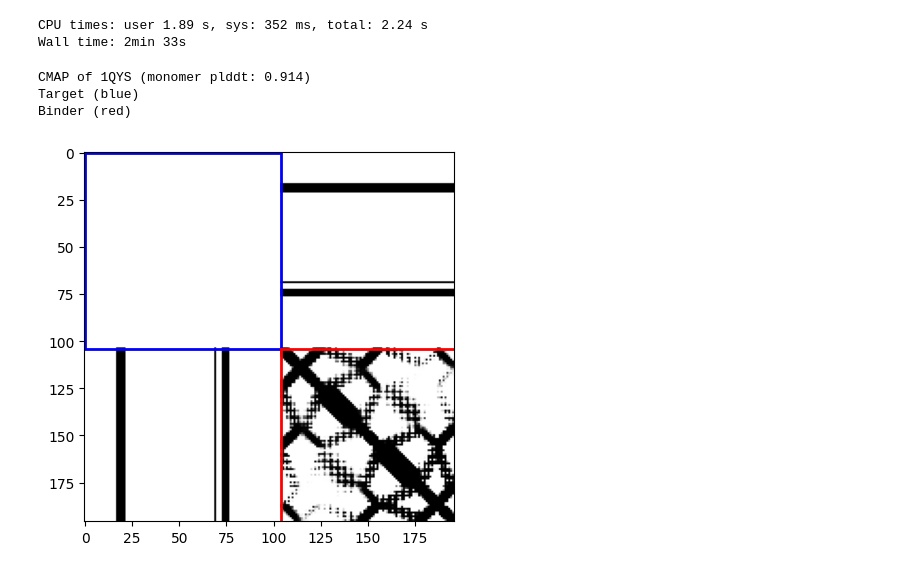
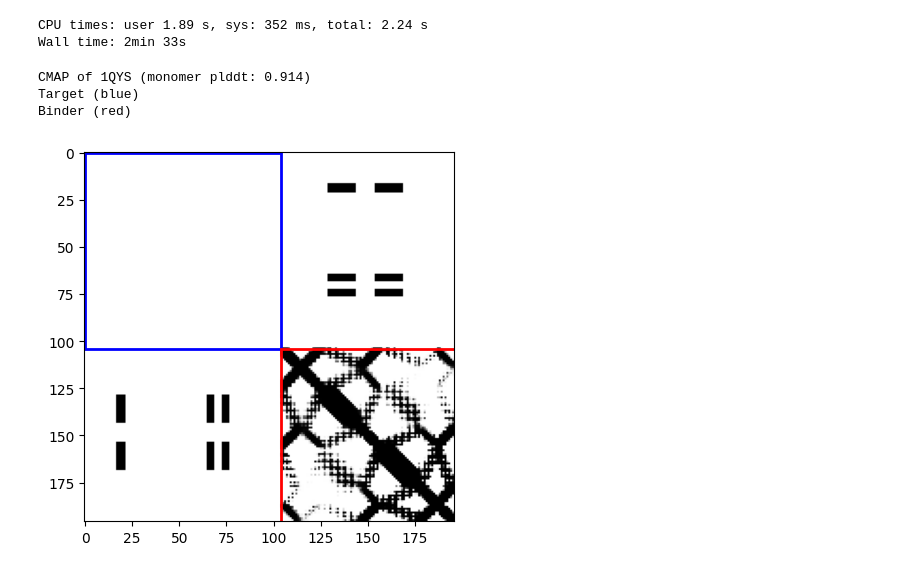
Before and after one commit to KhondamirRustamov/FoldCraft, a Jupyter notebook: FoldCraft.ipynb, the cells around one changed output. Drawn from its saved outputs; the diff is of its cells as text; code cells hidden in the pictures.

```diff
--- a/FoldCraft.ipynb
+++ b/FoldCraft.ipynb
@@ -95,9 +95,9 @@ def set_range(hotspots_input):
   return h_range
 
 #@markdown Choose hotspots on target protein
-target_hotspots = '36-41,88,92-96' #@param {type:"string"}
+target_hotspots = '36-41,84-88,92-96' #@param {type:"string"}
 #@markdown Optional: Choose hotspots on binder protein
-binder_hotspots = '' #@param {type:"string"}
+binder_hotspots = '25-40,50-65' #@param {type:"string"}
 
 if ':' in chain_id:
   chain_cut = [int(x) for x in chain_id.split(':')[-1].split('-')]
@@ -124,34 +124,34 @@ fc_cmap = np.zeros((target_len+binder_len, target_len+binder_len))
 if binder_hotspots == '':
   cdr_range = np.array([range(0,binder_len)])+target_len
 else:
   cdr_range = np.array(set_range(binder_hotspots))+target_len
 
 fc_cmap[-binder_len:,-binder_len:] = load_np
 
 
 for i in target_hotspots_np:
     for x in cdr_range:
         fc_cmap[x,i] = 1.
         fc_cmap[i,x] = 1.
 
 from matplotlib import patches
 fig, ax = plt.subplots()
 plt.imshow(fc_cmap,cmap='grey_r')
 rect = patches.Rectangle((0, 0), target_len, target_len, linewidth=2, edgecolor='b', facecolor='none')
 rect2 = patches.Rectangle((target_len, target_len), binder_len, binder_len, linewidth=2, edgecolor='r', facecolor='none')
 ax.add_patch(rect)
 ax.add_patch(rect2)
 print('Target (blue)')
 print('Binder (red)')
 np.save('fold_cond_cmap.npy',fc_cmap)
 
 fc_cmap[fc_cmap>0] = 1
 np.save('fold_cond_cmap_mask.npy',fc_cmap)
 # %% [output]
 CMAP of 1QYS (monomer plddt: 0.914)
 Target (blue)
 Binder (red)
-[figure, old version]
+[figure, new version]
 # %%
 #@title Define fold-conditioned loss and run 3stage design (100,100,20)
 from colabdesign.af.loss import get_contact_map
```
Also changed, not shown: parts of 3 cells of this notebook.
